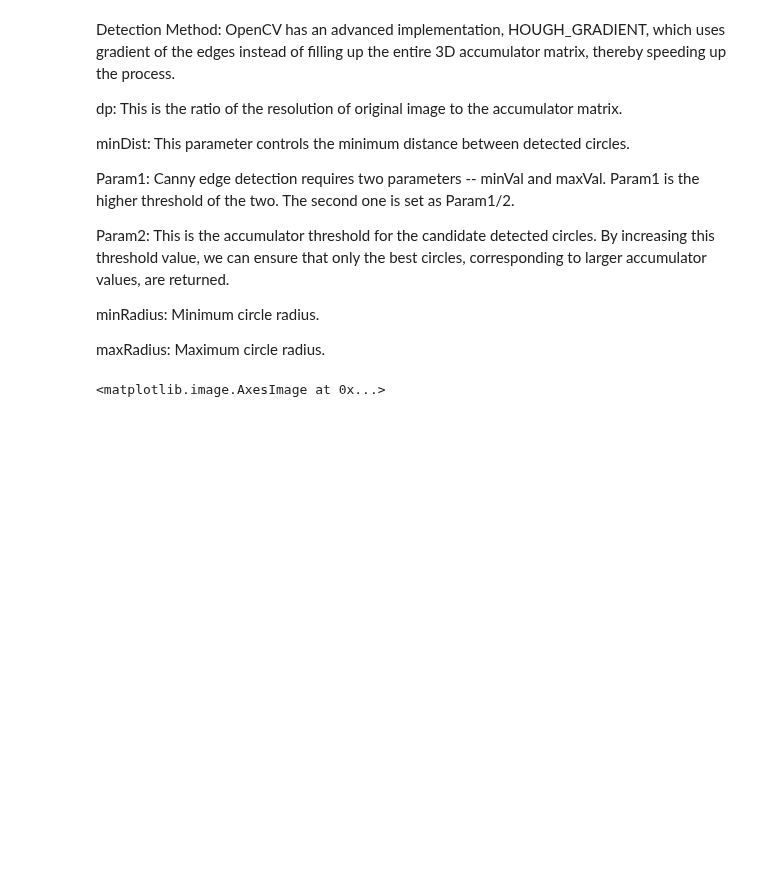
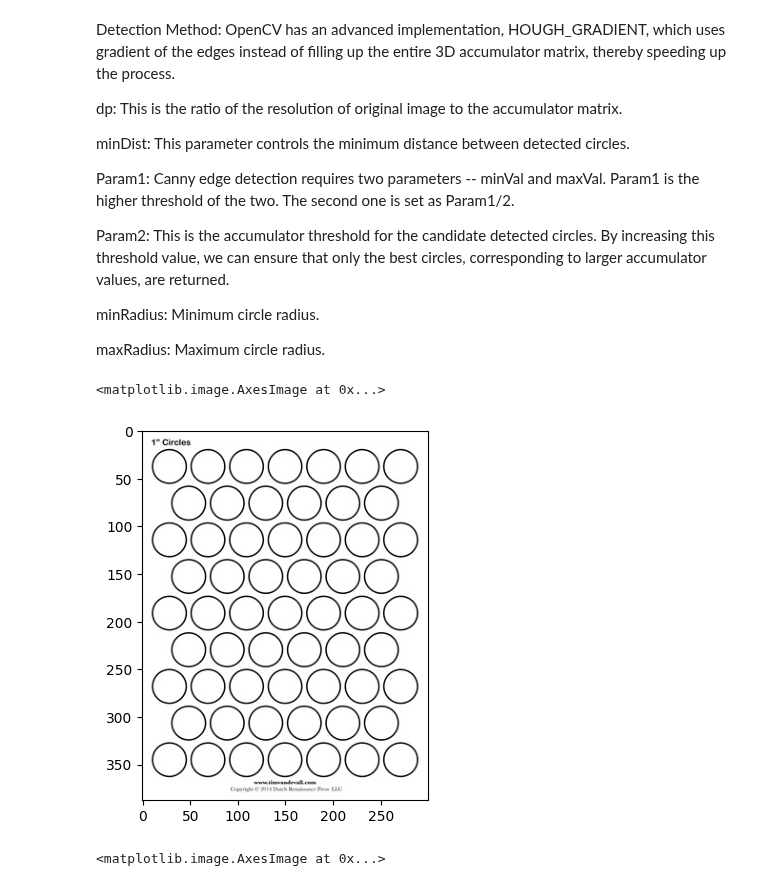
Before and after one commit to Alireza-Nazari/OpenCV_Learnings, a Jupyter notebook: 40 - Circle detection.ipynb, the cells around one changed output. Saved outputs shown, nothing was run; the diff lists cells and outputs as text; code cells hidden in the pictures; blank space fills up the shorter version.

Commit message:
circle detection using houghcircle added to notes

```diff
--- a/40 - Circle detection.ipynb
+++ b/40 - Circle detection.ipynb
@@ -39,4 +39,10 @@ maxRadius: Maximum circle radius.
 import numpy as np
 import matplotlib.pyplot as plt
 import cv2
+# %%
+image = cv2.imread("/Users/alireza/Coding/OpenCV_Learning/OpenCV_Learnings/Images/Circles.jpg",0)
+plt.imshow(image , cmap="gray")
+# %% [output]
+<matplotlib.image.AxesImage at 0x...>
+[figure, added]
 # %%
```
Also changed, not shown: parts of 1 cell of this notebook.
